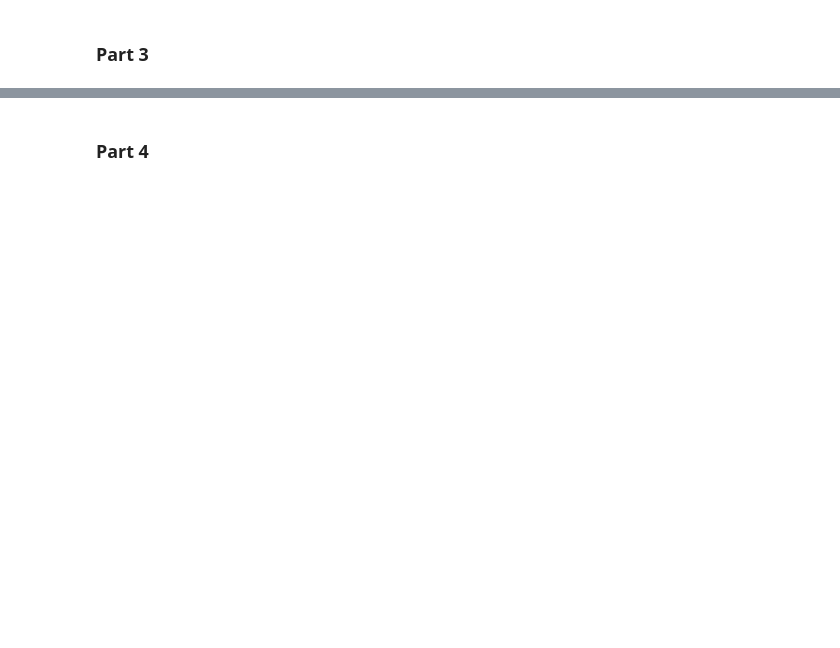
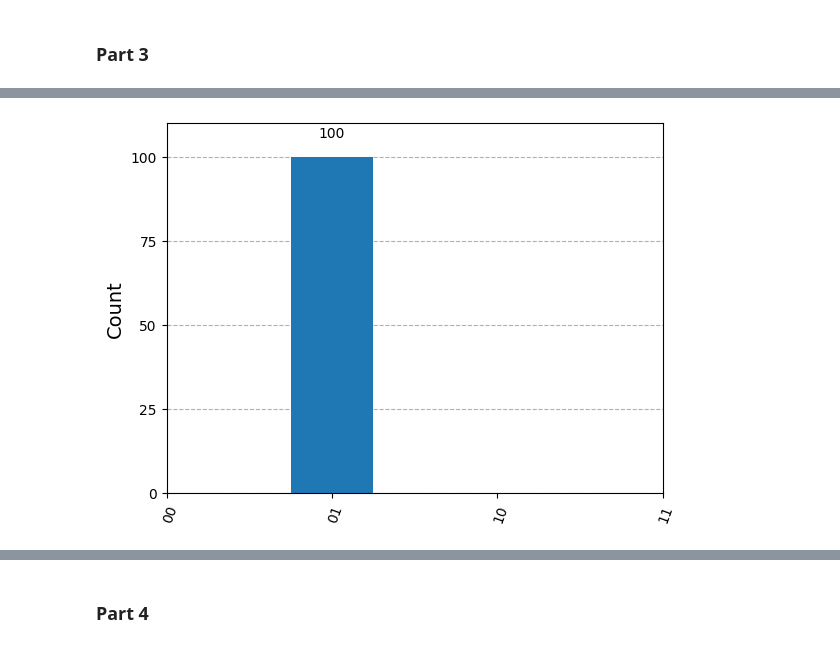
Before and after one commit to Waterbird20/QuantumChallenge, a Jupyter notebook: Prob2/src/prob2.ipynb, the cells around one changed output, grey strips where cells are left out. Saved outputs shown, nothing was run; the diff lists cells and outputs as text; code cells hidden in the pictures; blank space fills up the shorter version.

```diff
--- a/Prob2/src/prob2.ipynb
+++ b/Prob2/src/prob2.ipynb
@@ -118,0 +129,4 @@ result.data()
+# %%
+hist
+# %% [output]
+[figure, added]
```
Also changed, not shown: parts of 22 cells of this notebook, 5 other files.
